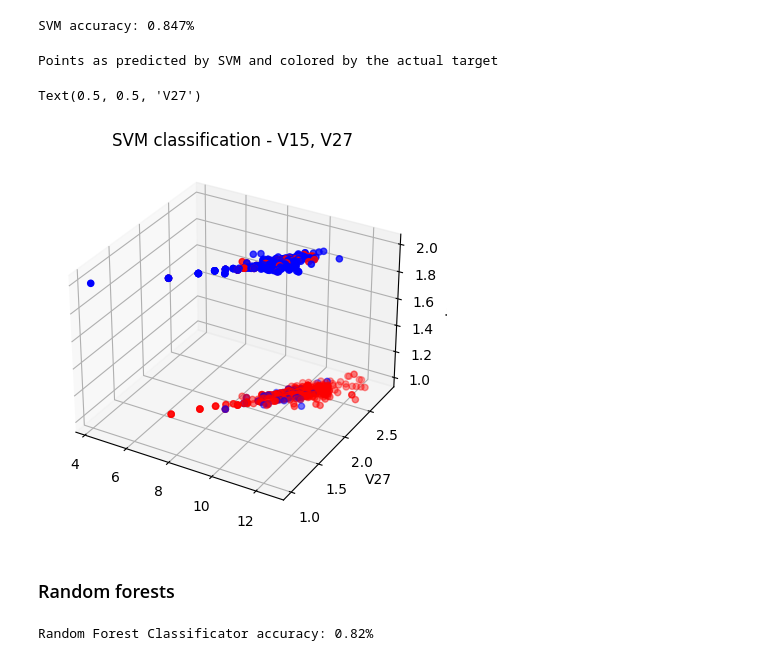
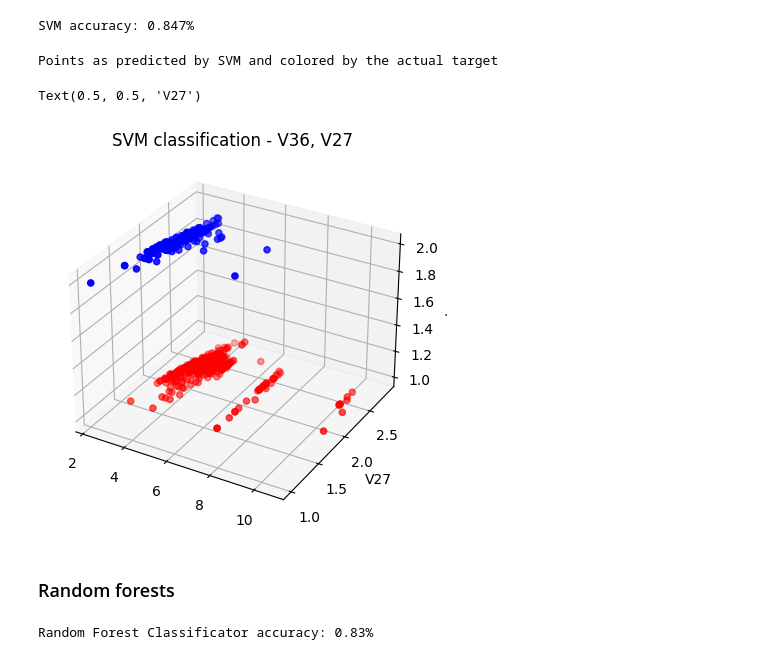
Before and after one commit to strojanski/IS-labs, a Jupyter notebook: seminarji/sem2/sem2.ipynb, the cells around one changed output. Saved outputs shown, nothing was run; the diff lists cells and outputs as text; code cells hidden in the pictures.

```diff
--- a/seminarji/sem2/sem2.ipynb
+++ b/seminarji/sem2/sem2.ipynb
@@ -247,6 +247,7 @@ Points as predicted by KNN and colored by actual target
 # %%
 from sklearn.pipeline import make_pipeline
 from sklearn.preprocessing import StandardScaler
+from sklearn.svm import SVC
 
 # https://scikit-learn.org/stable/modules/svm.html
 class SupportVector:
@@ -260,7 +261,7 @@ class SupportVector:
         X_test, y_test = self.test_df.loc[:, self.test_df.columns != "Class"], self.test_df["Class"]
 
 
-        clf = sklearn.svm.SVC(kernel=kernel, degree=degree, gamma=gamma)
+        clf = SVC(kernel=kernel, degree=degree, gamma=gamma)
         clf.fit(X_train, y_train)
 
         accuracy = clf.score(X_test, y_test)
@@ -275,35 +276,35 @@ SVM accuracy: 0.847%
 # %%
 prediction = clf.predict(df.loc[:, df.columns != "Class"])
 
-features = ["V15", "V27", "Class"]
+features = ["V36", "V27", "Class"]
 
 predicted_colors = ["red" if target == 1 else "blue" for target in prediction]
 diff_colors = ["green" if predicted == target else "red" for target, predicted in zip(df["Class"], prediction)]
 
 fig = plt.figure()
 ax = fig.add_subplot(111, projection="3d")
 
 ax.scatter(xs=df[features[0]], ys=df[features[1]], zs=prediction, c=colors)
 ax.set_title(f"SVM classification - {features[0]}, {features[1]}")
 print("Points as predicted by SVM and colored by the actual target")
 ax.set_zlabel("class")
 ax.set_ylabel(features[1])
 
 # Plot the seperating hyperplane - TODO
 #hplane = clf.decision_function(df.loc[:, df.columns != "Class"])
 #w = clf.coef_[0]
 #a,b,c = -w[0] / w[1], -w[0] / w[2], -w[0] / w[3]
 #
 #xx = np.linspace(0, 14)
 #yy = np.linspace(0, 14)
 #XX, YY = np.meshgrid(xx, yy)
 #ZZ = hplane#clf.decision_function()
 #ZZ = ZZ.reshape(XX.shape)
 #ax.plot_surface(XX, YY, ZZ, alpha=0.5, cmap='RdBu')
 # %% [output]
 Points as predicted by SVM and colored by the actual target
 Text(0.5, 0.5, 'V27')
-[figure, old version]
+[figure, new version]
 # %% [markdown]
 ### Random forests
 # %%
@@ -329,7 +330,7 @@ clf, rf_accuracy = rf.fit()
 
 print("Random Forest Classificator accuracy:", str(round(rf_accuracy, 2)) + "%")
 # %% [output]
-Random Forest Classificator accuracy: 0.82%
+Random Forest Classificator accuracy: 0.83%
 # %%
 test_colors = ["red" if c == 1 else "blue" for c in df_test["Class"]]
 # %%
```
Also changed, not shown: parts of 8 cells of this notebook.
